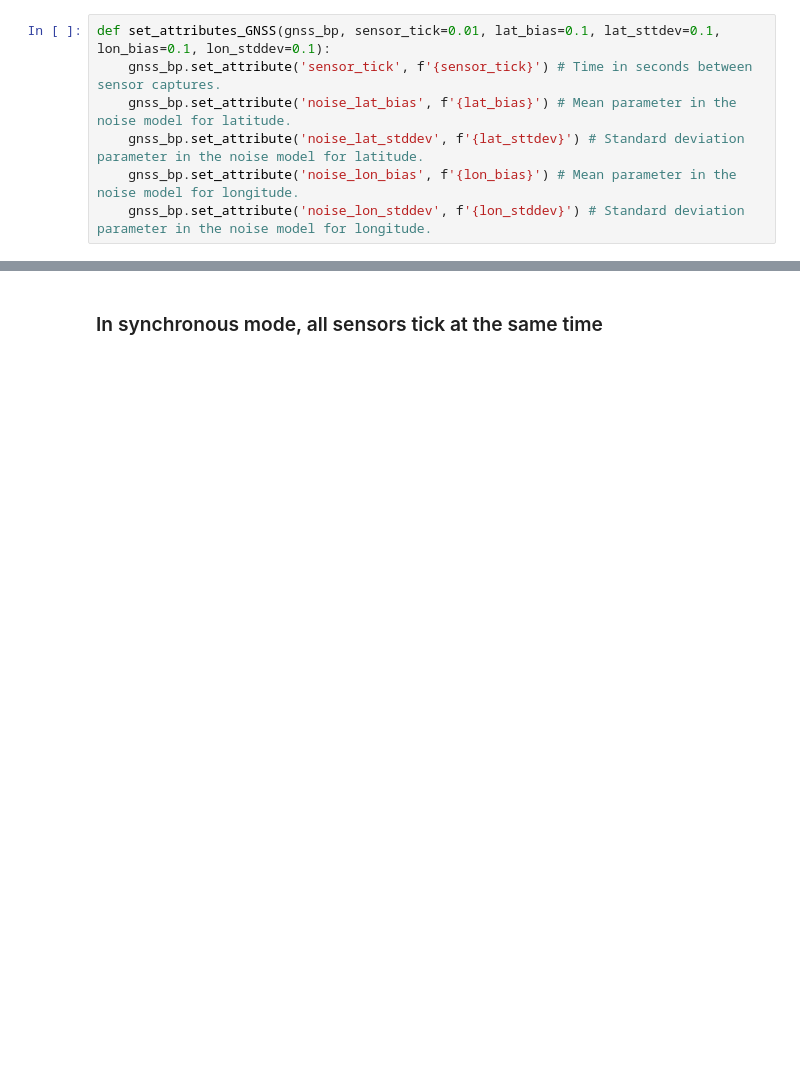
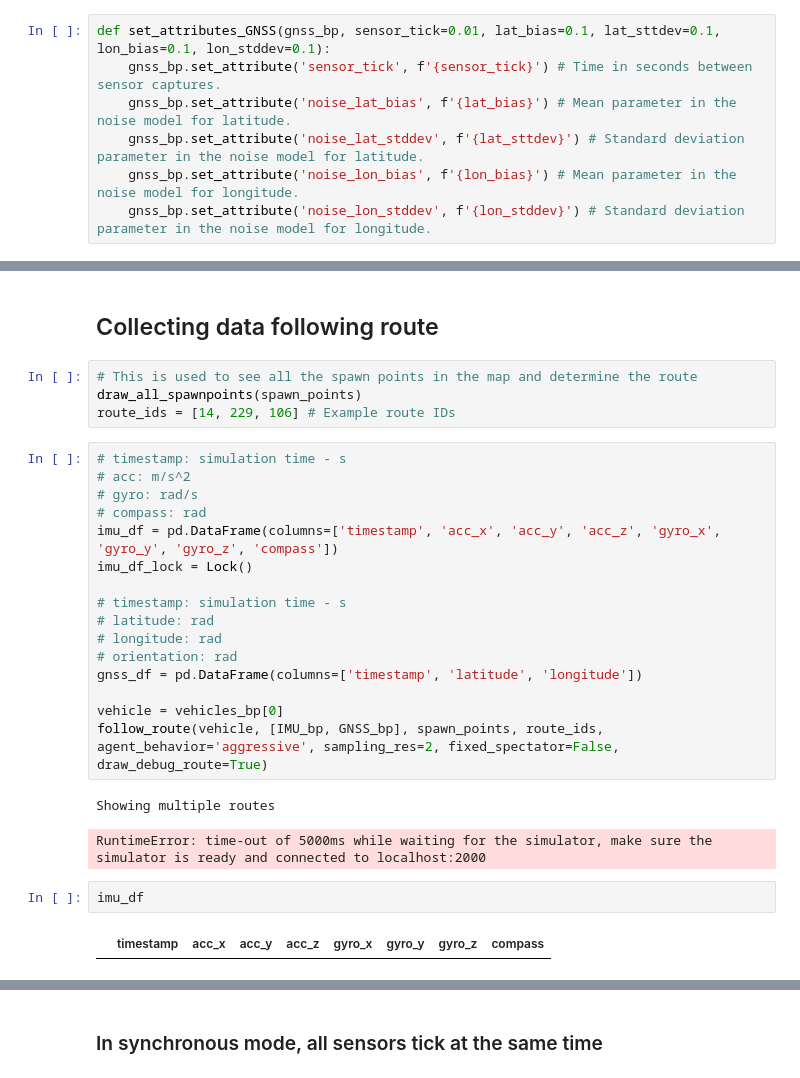
Before and after one commit to RenanFlorencio/carla_data_synthesis, a Jupyter notebook: synchronous.ipynb, the cells around one changed output, grey strips where cells are left out. Saved outputs shown, nothing was run; the diff lists cells and outputs as text; blank space fills up the shorter version.

```diff
--- a/synchronous.ipynb
+++ b/synchronous.ipynb
@@ -123,0 +249,29 @@ NameError: name 'BehaviorAgent' is not defined
+# %% [markdown]
+## Collecting data following route
+# %%
+# This is used to see all the spawn points in the map and determine the route
+draw_all_spawnpoints(spawn_points)
+route_ids = [14, 229, 106] # Example route IDs
+# %%
+# timestamp: simulation time - s
+# acc: m/s^2
+# gyro: rad/s
+# compass: rad
+imu_df = pd.DataFrame(columns=['timestamp', 'acc_x', 'acc_y', 'acc_z', 'gyro_x', 'gyro_y', 'gyro_z', 'compass'])
+imu_df_lock = Lock()
+
+# timestamp: simulation time - s
+# latitude: rad
+# longitude: rad
+# orientation: rad
+gnss_df = pd.DataFrame(columns=['timestamp', 'latitude', 'longitude'])
+
+vehicle = vehicles_bp[0]
+follow_route(vehicle, [IMU_bp, GNSS_bp], spawn_points, route_ids, agent_behavior='aggressive', sampling_res=2, fixed_spectator=False, draw_debug_route=True)
+# %% [output]
+Showing multiple routes
+RuntimeError: time-out of 5000ms while waiting for the simulator, make sure the simulator is ready and connected to localhost:2000
+# %%
+imu_df
+# %% [output]
+|  | timestamp | acc_x | acc_y | acc_z | gyro_x | gyro_y | gyro_z | compass |
```
Also changed, not shown: parts of 24 cells of this notebook, 2 other files.
